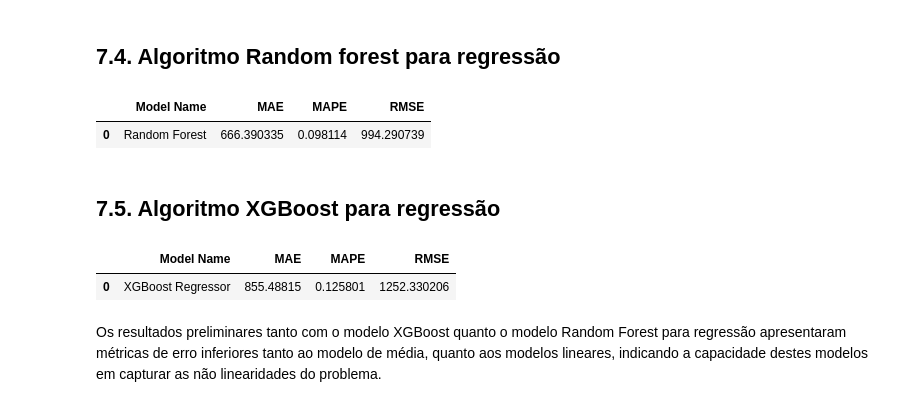
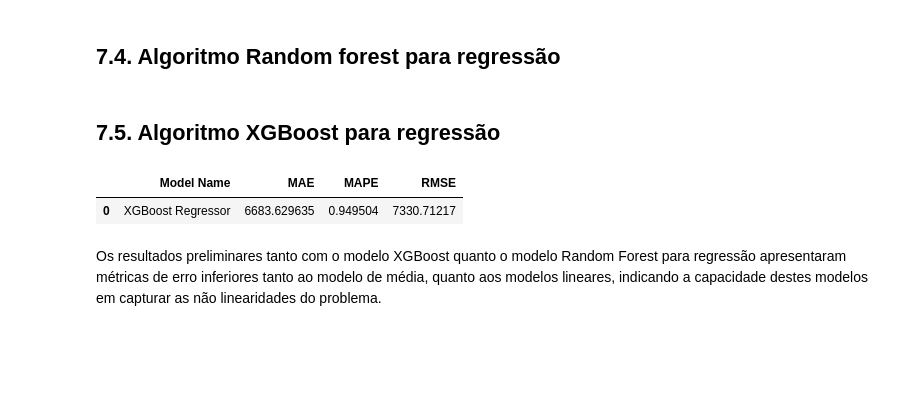
Before and after one commit to pedropscf/1-Rossman-Sales-Prediction, a Jupyter notebook: m05_vid01_store_sales_prediction_PTBR.ipynb, the cells around one changed output. Drawn from its saved outputs; the diff is of its cells as text; code cells hidden in the pictures; blank space fills up the shorter version.

```diff
--- a/m05_vid01_store_sales_prediction_PTBR.ipynb
+++ b/m05_vid01_store_sales_prediction_PTBR.ipynb
@@ -969,38 +954,35 @@ Uma comparação rápida entre os modelos lineares e o modelo de média, mostram
 ## 7.4. Algoritmo Random forest para regressão
 # %%
 # Modelo
-rf = RandomForestRegressor(n_estimators=100, n_jobs=-1, random_state=42).fit(X_train, y_train)
+#rf = RandomForestRegressor(n_estimators=75, n_jobs=-1, random_state=42).fit(X_train, y_train)
 
 # Previsão
-yhat_rf = rf.predict(X_test)
+#yhat_rf = rf.predict(X_test)
 
 # Performance
-rf_error = ml_error('Random Forest', np.expm1(y_test), np.expm1(yhat_rf) )
-display(rf_error)
+#rf_error = ml_error('Random Forest', np.expm1(y_test), np.expm1(yhat_rf) )
+#display(rf_error)
-# %% [output]
-|  | Model Name | MAE | MAPE | RMSE |
-| 0 | Random Forest | 666.390335 | 0.098114 | 994.290739 |
 # %% [markdown]
 ## 7.5. Algoritmo XGBoost para regressão
 # %%
 # Modelo
 model_xgb = xgb.XGBRegressor(objective='reg:squarederror',
                              n_estimators=100,
                              eta=0.01,
                              max_depth=10,
                              subsample=0.7,
-                             colsample_bytee=0.9,
+                             colsample_bytree=0.9,
                              n_jobs=-1, random_state=42).fit(X_train, y_train)
 
 # Previsão
 yhat_xgb = model_xgb.predict(X_test)
 
 # Performance
 xgb_error = ml_error('XGBoost Regressor', np.expm1(y_test), np.expm1(yhat_xgb) )
 display(xgb_error)
 # %% [output]
 |  | Model Name | MAE | MAPE | RMSE |
-| 0 | XGBoost Regressor | 855.48815 | 0.125801 | 1252.330206 |
+| 0 | XGBoost Regressor | 6683.629635 | 0.949504 | 7330.71217 |
 # %% [markdown]
 Os resultados preliminares tanto com o modelo XGBoost quanto o modelo Random Forest para regressão apresentaram métricas de erro inferiores tanto ao modelo de média, quanto aos modelos lineares, indicando a capacidade destes modelos em capturar as não linearidades do problema.
 # %% [markdown]
```
Also changed, not shown: parts of 38 cells of this notebook, 30 other files.
